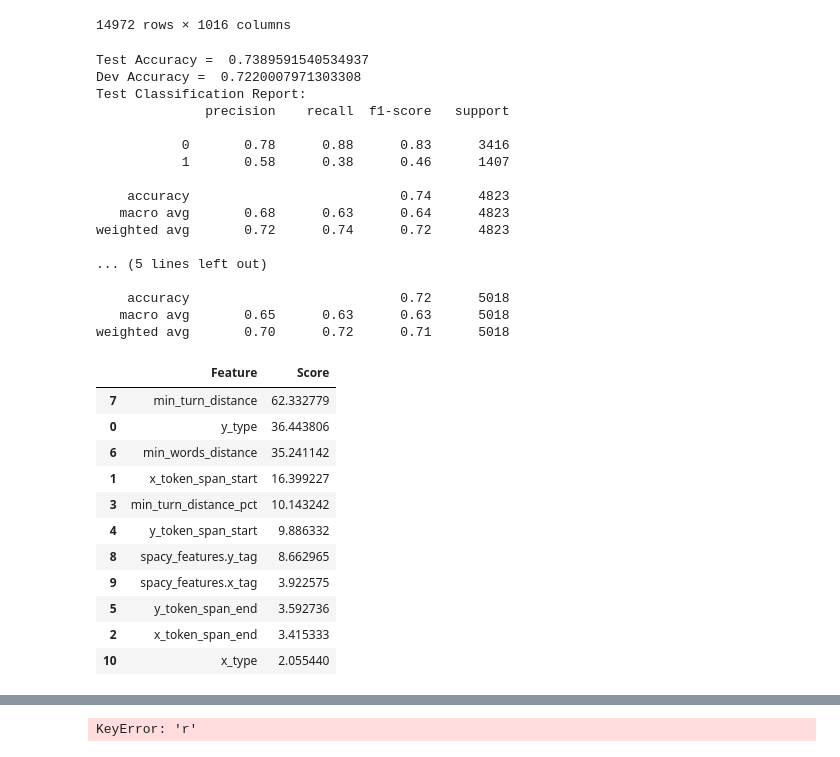
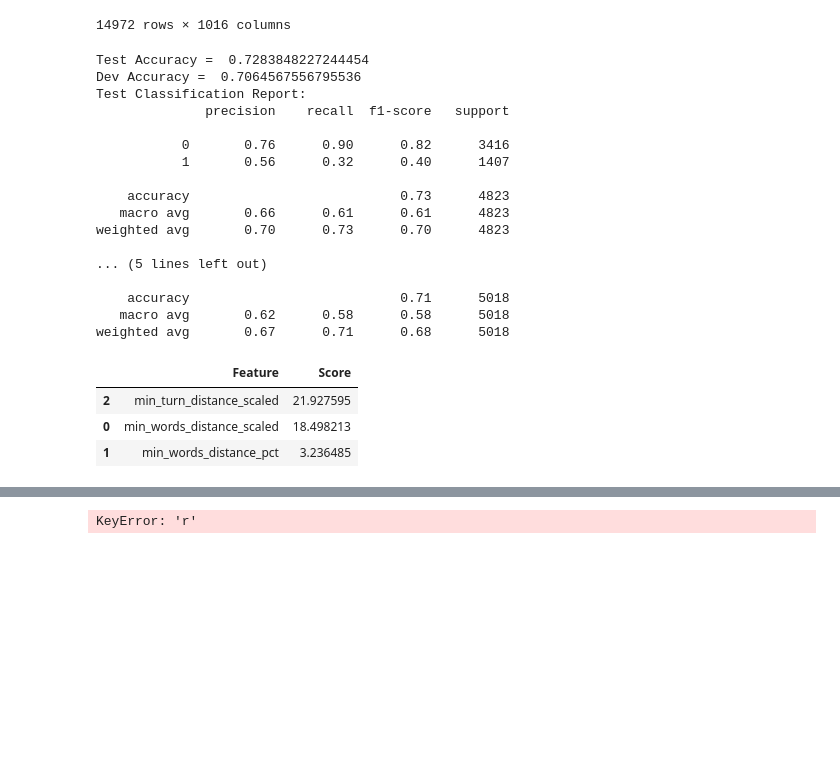
Before and after one commit to murilobellatini/RelNetCare, a Jupyter notebook: reports/try_xgboost_for_relation_identification.ipynb, the cells around one changed output, grey strips where cells are left out. Cells and saved outputs as stored; diff of their text form; code cells hidden in the pictures; blank space fills up the shorter version.

Commit message:
Extend BERT with word distance

```diff
--- a/reports/try_xgboost_for_relation_identification.ipynb
+++ b/reports/try_xgboost_for_relation_identification.ipynb
@@ -139,9 +139,21 @@ df_relations['y_token_span_end'] = df_relations.y_token_span.apply(lambda x: x[1
 | 24811 | 2 | 2 | 3.0 | 0.006772 | 0.0 | 0.000000 | ... |
 | 24812 | 2 | 2 | 57.0 | 0.128668 | 4.0 | 0.009029 | ... |
 14972 rows × 1016 columns
+# %%
+from sklearn.preprocessing import StandardScaler
+
+scaler = StandardScaler()
+
+# reshape your data using array.reshape(-1, 1) if your data has a single feature
+scaled_data = scaler.fit_transform(df_relations['min_words_distance'].values.reshape(-1, 1))
+# %%
+df_relations['min_words_distance_scaled'] = scaled_data
+# %%
+df_relations['min_turn_distance_scaled'] = scaler.fit_transform(df_relations['min_turn_distance'].values.reshape(-1, 1))
 # %%
 # Define your datasets based on 'Origin'
-cols = list(set(['min_turn_distance', 'min_words_distance', 'y_type', 'x_type', 'x_token_span_start', 'x_token_span_end', 'y_token_span_start', 'y_token_span_end', 'spacy_features.y_tag', 'spacy_features.x_tag', 'min_turn_distance_pct', 'x_token_span_end']))
+# cols = list(set(['min_turn_distance', 'min_words_distance', 'y_type', 'x_type', 'x_token_span_start', 'x_token_span_end', 'y_token_span_start', 'y_token_span_end', 'spacy_features.y_tag', 'spacy_features.x_tag', 'min_turn_distance_pct', 'x_token_span_end']))
+cols = list(set(['min_turn_distance', 'min_turn_distance_scaled', 'min_words_distance', 'min_words_distance_scaled','min_words_distance_pct']))
 train_data = df_relations[df_relations['Origin'] == 'train']
 test_data = df_relations[df_relations['Origin'] == 'test']
 dev_data = df_relations[df_relations['Origin'] == 'dev']
@@ -195,47 +207,39 @@ print(classification_report(y_test, best_preds_test))
 print("Dev Classification Report:")
 print(classification_report(y_dev, best_preds_dev))
 # %% [output]
-Test Accuracy =  0.7389591540534937
-Dev Accuracy =  0.7220007971303308
+Test Accuracy =  0.7283848227244454
+Dev Accuracy =  0.7064567556795536
 Test Classification Report:
               precision    recall  f1-score   support
 
-           0       0.78      0.88      0.83      3416
-           1       0.58      0.38      0.46      1407
+           0       0.76      0.90      0.82      3416
+           1       0.56      0.32      0.40      1407
 
-    accuracy                           0.74      4823
-   macro avg       0.68      0.63      0.64      4823
-weighted avg       0.72      0.74      0.72      4823
+    accuracy                           0.73      4823
+   macro avg       0.66      0.61      0.61      4823
+weighted avg       0.70      0.73      0.70      4823
 
 ... (5 lines left out)
 
-    accuracy                           0.72      5018
-   macro avg       0.65      0.63      0.63      5018
-weighted avg       0.70      0.72      0.71      5018
+    accuracy                           0.71      5018
+   macro avg       0.62      0.58      0.58      5018
+weighted avg       0.67      0.71      0.68      5018
 # %%
 # Get feature importance
 feature_importance = model.get_score(importance_type='gain')
 
 # Convert it to a DataFrame
 feature_importance = pd.DataFrame(list(feature_importance.items()), columns=['Feature','Score'])
 
 # Sort the DataFrame by importance score
 feature_importance = feature_importance.sort_values(by='Score', ascending=False)
 
-feature_importance.head(20)
+feature_importance
 # %% [output]
 |  | Feature | Score |
-| 7 | min_turn_distance | 62.332779 |
-| 0 | y_type | 36.443806 |
-| 6 | min_words_distance | 35.241142 |
-| 1 | x_token_span_start | 16.399227 |
-| 3 | min_turn_distance_pct | 10.143242 |
-| 4 | y_token_span_start | 9.886332 |
-| 8 | spacy_features.y_tag | 8.662965 |
-| 9 | spacy_features.x_tag | 3.922575 |
-| 5 | y_token_span_end | 3.592736 |
-| 2 | x_token_span_end | 3.415333 |
-| 10 | x_type | 2.055440 |
+| 2 | min_turn_distance_scaled | 21.927595 |
+| 0 | min_words_distance_scaled | 18.498213 |
+| 1 | min_words_distance_pct | 3.236485 |
 # %%
 min_turn_distance, y_type, min_words_distance
 # %%
```
Also changed, not shown: 3 other files.
